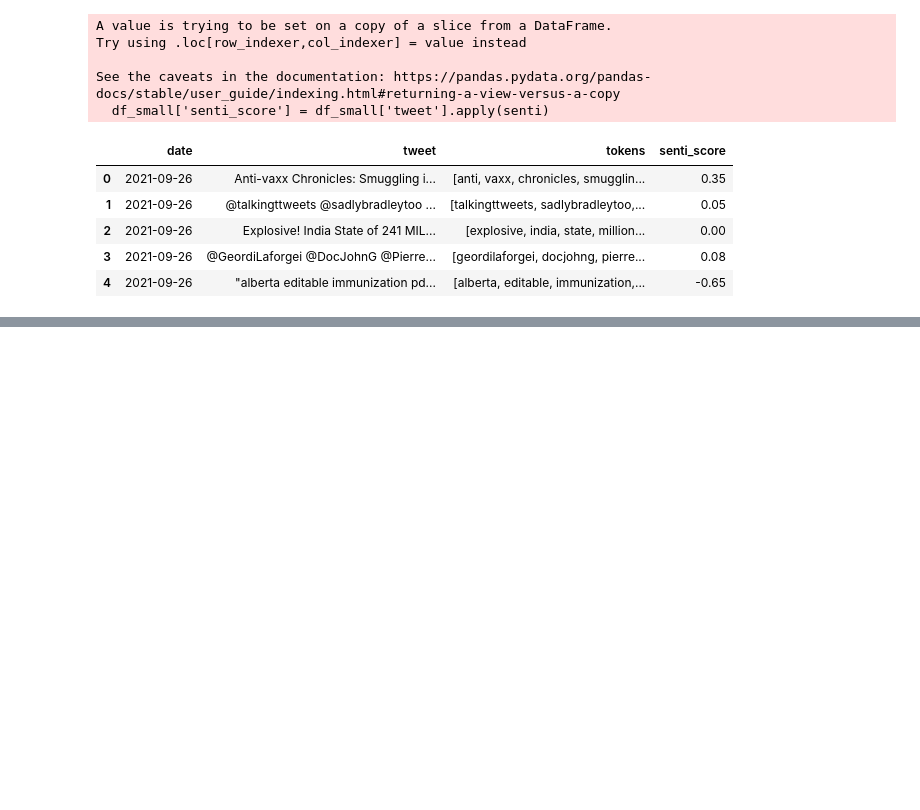
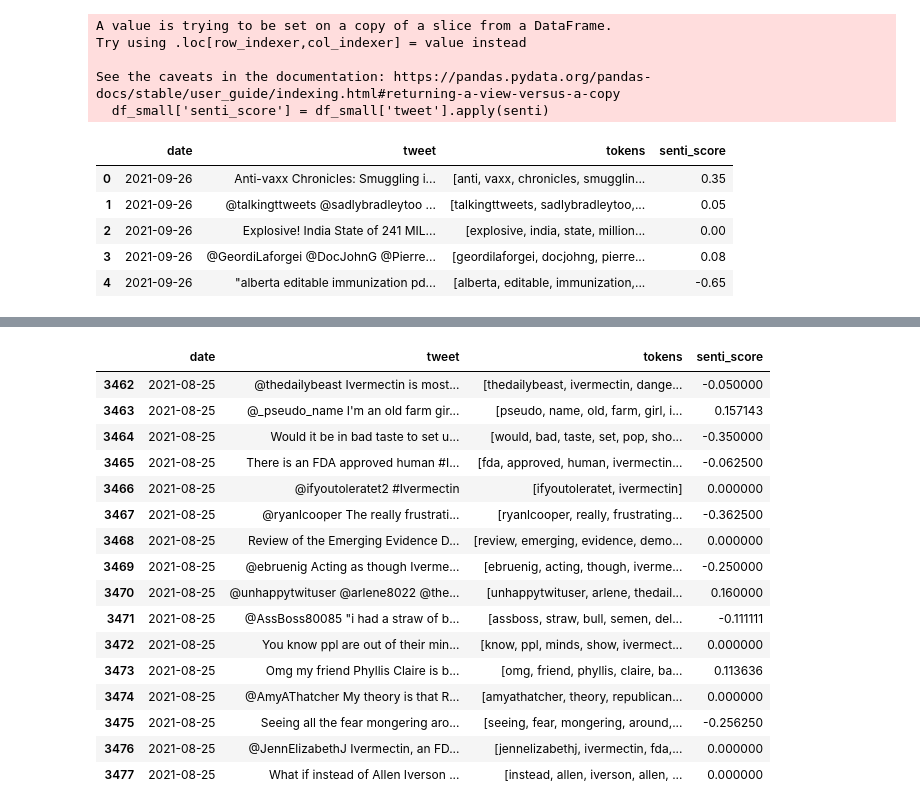
Before and after one commit to macs30200-s22/replication-materials-atowey-uchi, a Jupyter notebook: sentiment_analysis.ipynb, the cells around one changed output, grey strips where cells are left out. Cells and saved outputs as stored; diff of their text form; code cells hidden in the pictures; blank space fills up the shorter version.

```diff
--- a/sentiment_analysis.ipynb
+++ b/sentiment_analysis.ipynb
@@ -116,0 +167,20 @@ df_grouped.plot(use_index=True)
+# %%
+df_small[(df_small['date'] > '2021-08-24') & (df_small['date'] < '2021-08-26')]
+# %% [output]
+|  | date | tweet | tokens | senti_score |
+| 3462 | 2021-08-25 | @thedailybeast Ivermectin is most... | [thedailybeast, ivermectin, dange... | -0.050000 |
+| 3463 | 2021-08-25 | @_pseudo_name I'm an old farm gir... | [pseudo, name, old, farm, girl, i... | 0.157143 |
+| 3464 | 2021-08-25 | Would it be in bad taste to set u... | [would, bad, taste, set, pop, sho... | -0.350000 |
+| 3465 | 2021-08-25 | There is an FDA approved human #I... | [fda, approved, human, ivermectin... | -0.062500 |
+| 3466 | 2021-08-25 | @ifyoutoleratet2 #Ivermectin | [ifyoutoleratet, ivermectin] | 0.000000 |
+| 3467 | 2021-08-25 | @ryanlcooper The really frustrati... | [ryanlcooper, really, frustrating... | -0.362500 |
+| 3468 | 2021-08-25 | Review of the Emerging Evidence D... | [review, emerging, evidence, demo... | 0.000000 |
+| 3469 | 2021-08-25 | @ebruenig Acting as though Iverme... | [ebruenig, acting, though, iverme... | -0.250000 |
+| 3470 | 2021-08-25 | @unhappytwituser @arlene8022 @the... | [unhappytwituser, arlene, thedail... | 0.160000 |
+| 3471 | 2021-08-25 | @AssBoss80085 "i had a straw of b... | [assboss, straw, bull, semen, del... | -0.111111 |
+| 3472 | 2021-08-25 | You know ppl are out of their min... | [know, ppl, minds, show, ivermect... | 0.000000 |
+| 3473 | 2021-08-25 | Omg my friend Phyllis Claire is b... | [omg, friend, phyllis, claire, ba... | 0.113636 |
+| 3474 | 2021-08-25 | @AmyAThatcher My theory is that R... | [amyathatcher, theory, republican... | 0.000000 |
+| 3475 | 2021-08-25 | Seeing all the fear mongering aro... | [seeing, fear, mongering, around,... | -0.256250 |
+| 3476 | 2021-08-25 | @JennElizabethJ Ivermectin, an FD... | [jennelizabethj, ivermectin, fda,... | 0.000000 |
+| 3477 | 2021-08-25 | What if instead of Allen Iverson ... | [instead, allen, iverson, allen, ... | 0.000000 |
```
Also changed, not shown: parts of 11 cells of this notebook.
